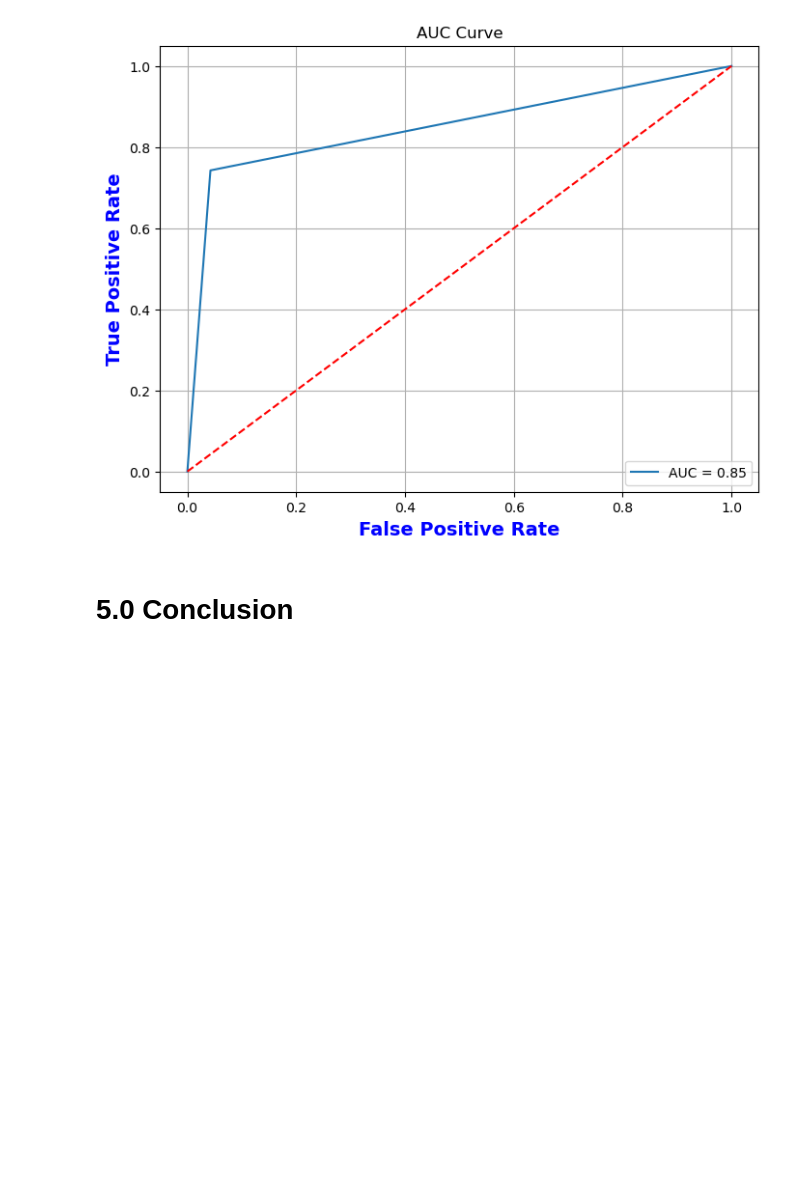
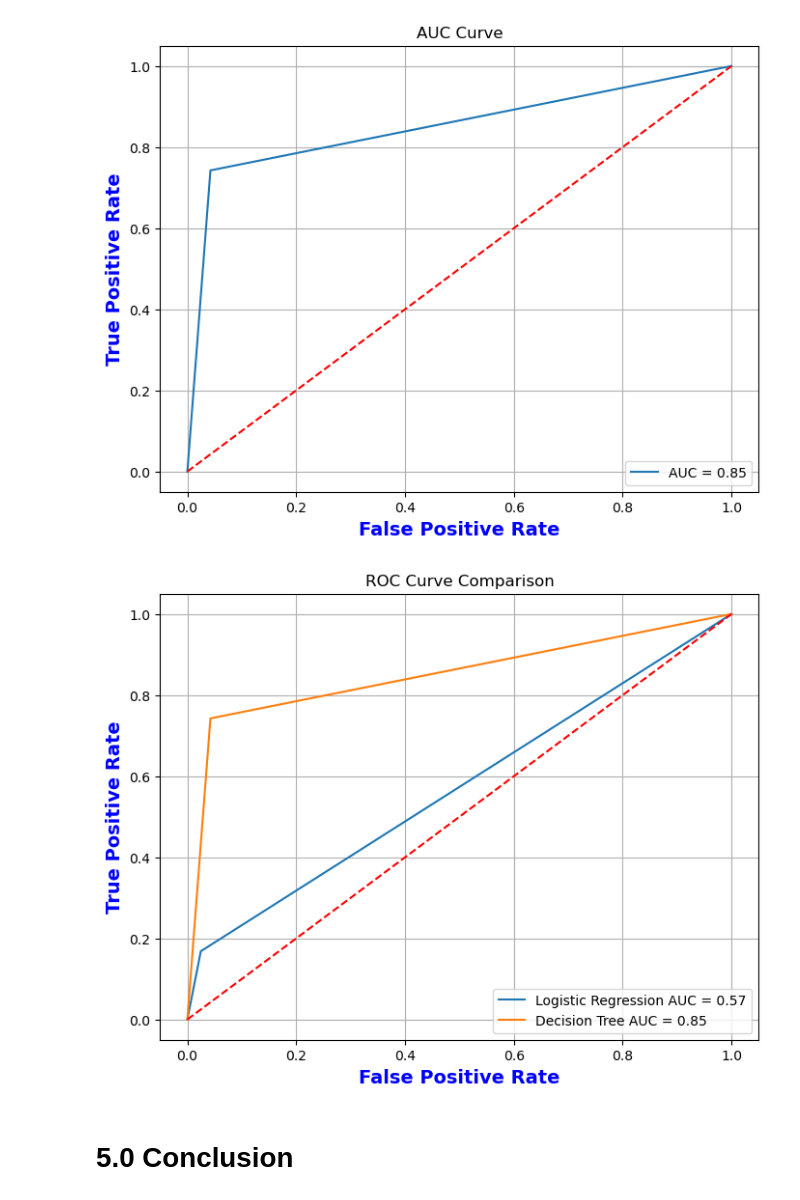
Before and after one commit to vayayavayaya/Phase_Three_Project, a Jupyter notebook: Phase_3_Project_Notebook.ipynb, the cells around one changed output. Drawn from its saved outputs; the diff is of its cells as text; code cells hidden in the pictures; blank space fills up the shorter version.

```diff
--- a/Phase_3_Project_Notebook.ipynb
+++ b/Phase_3_Project_Notebook.ipynb
@@ -678,5 +676,19 @@ plt.show()
 # %% [output]
 AUC: 0.8500857152853095
 [figure]
+# %%
+# combining ROC curve and AUC for Logistic regresssion and Decision Tree
+plt.figure(figsize=(8, 6))
+plt.plot(fpr, tpr, label='Logistic Regression AUC = %.2f' % auc)
+plt.plot(fpr_dt, tpr_dt, label='Decision Tree AUC = %.2f' % auc_dt)
+plt.plot([0, 1], [0, 1], 'r--')
+plt.title('ROC Curve Comparison')
+plt.xlabel('False Positive Rate', fontsize=14, fontweight='bold', color='blue')
+plt.ylabel('True Positive Rate', fontsize=14, fontweight='bold', color='blue')
+plt.legend(loc='lower right')
+plt.grid()
+plt.show()
+# %% [output]
+[figure, added]
 # %% [markdown]
 # 5.0 Conclusion
```
Also changed, not shown: parts of 2 cells of this notebook.
